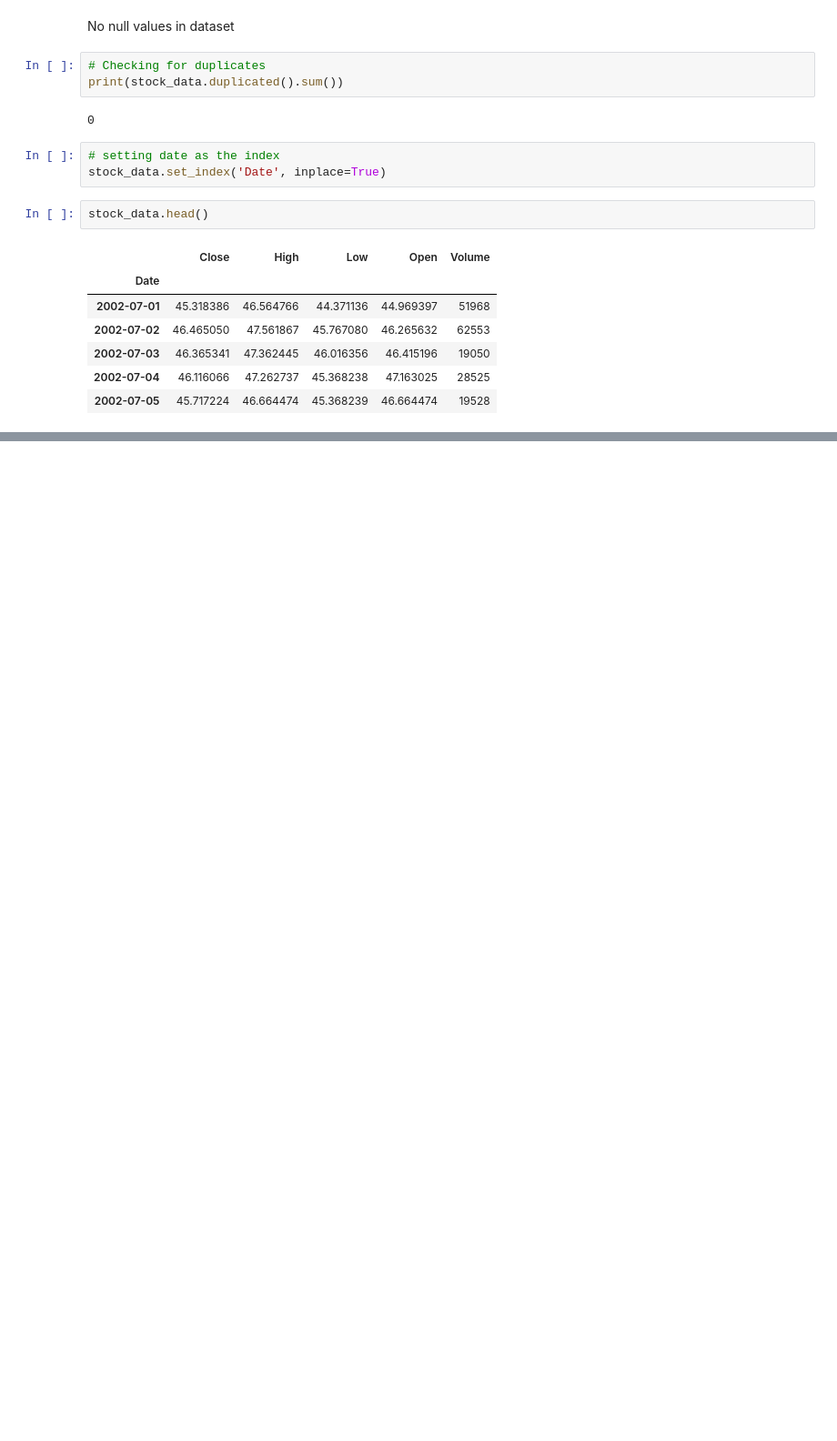
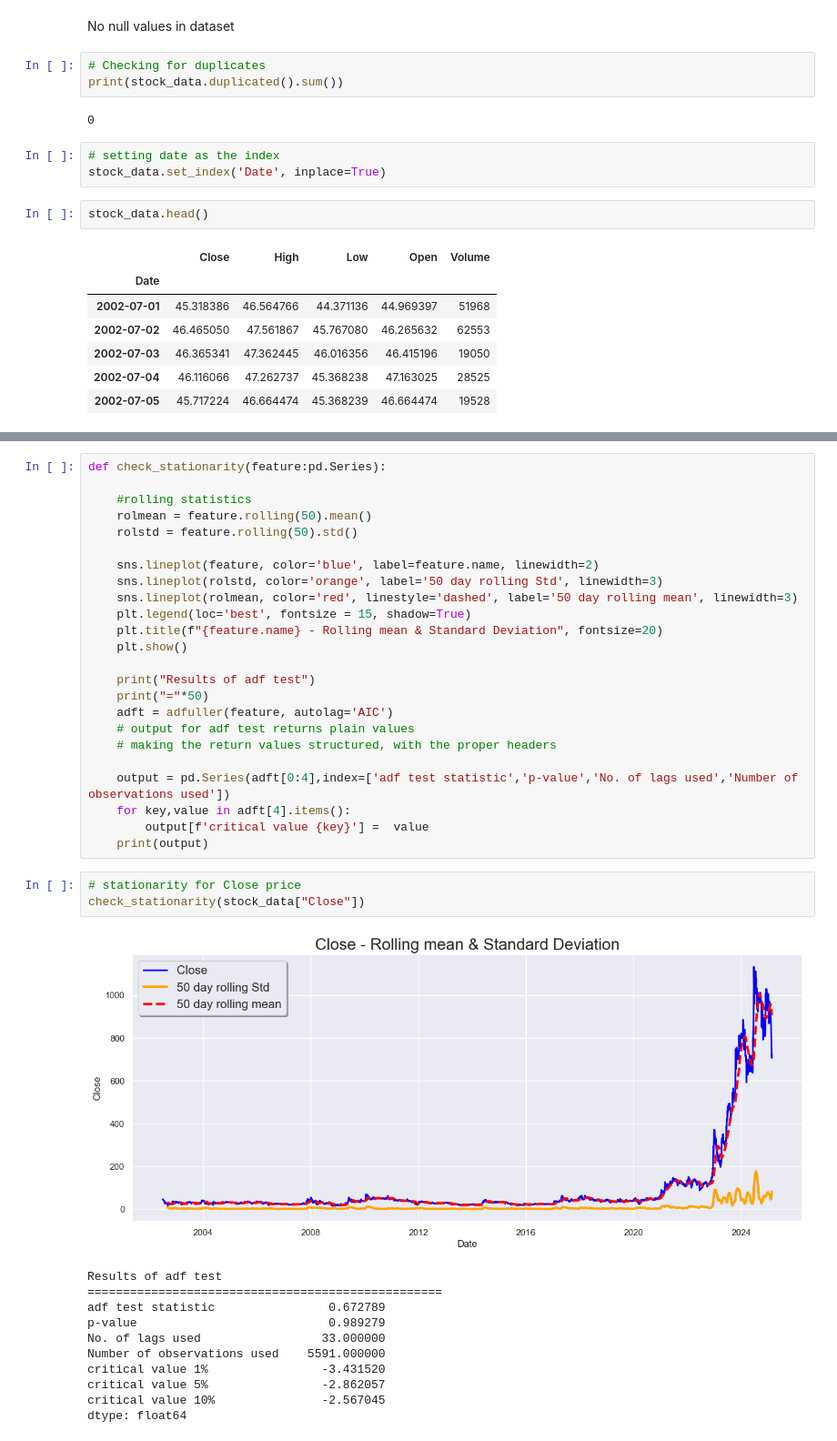
Before and after one commit to akashprak/StockPrice-TimeSeries, a Jupyter notebook: notebooks/Stock_price_forecast.ipynb, the cells around one changed output, grey strips where cells are left out. Shown at 91% size. Saved outputs shown, nothing was run; the diff lists cells and outputs as text; blank space fills up the shorter version.

```diff
--- a/notebooks/Stock_price_forecast.ipynb
+++ b/notebooks/Stock_price_forecast.ipynb
@@ -85,0 +145,39 @@ sns.lineplot(stock_data['Close'])
+# %%
+def check_stationarity(feature:pd.Series):
+
+    #rolling statistics
+    rolmean = feature.rolling(50).mean()
+    rolstd = feature.rolling(50).std()
+
+    sns.lineplot(feature, color='blue', label=feature.name, linewidth=2)
+    sns.lineplot(rolstd, color='orange', label='50 day rolling Std', linewidth=3)
+    sns.lineplot(rolmean, color='red', linestyle='dashed', label='50 day rolling mean', linewidth=3)
+    plt.legend(loc='best', fontsize = 15, shadow=True)
+    plt.title(f"{feature.name} - Rolling mean & Standard Deviation", fontsize=20)
+    plt.show()
+
+    print("Results of adf test")
+    print("="*50)
+    adft = adfuller(feature, autolag='AIC')
+    # output for adf test returns plain values
+    # making the return values structured, with the proper headers
+
+    output = pd.Series(adft[0:4],index=['adf test statistic','p-value','No. of lags used','Number of observations used'])
+    for key,value in adft[4].items():
+        output[f'critical value {key}'] =  value
+    print(output)
+# %%
+# stationarity for Close price
+check_stationarity(stock_data["Close"])
+# %% [output]
+[figure, added]
+Results of adf test
+==================================================
+adf test statistic                0.672789
+p-value                           0.989279
+No. of lags used                 33.000000
+Number of observations used    5591.000000
+critical value 1%                -3.431520
+critical value 5%                -2.862057
+critical value 10%               -2.567045
+dtype: float64
```
Also changed, not shown: parts of 19 cells of this notebook.
